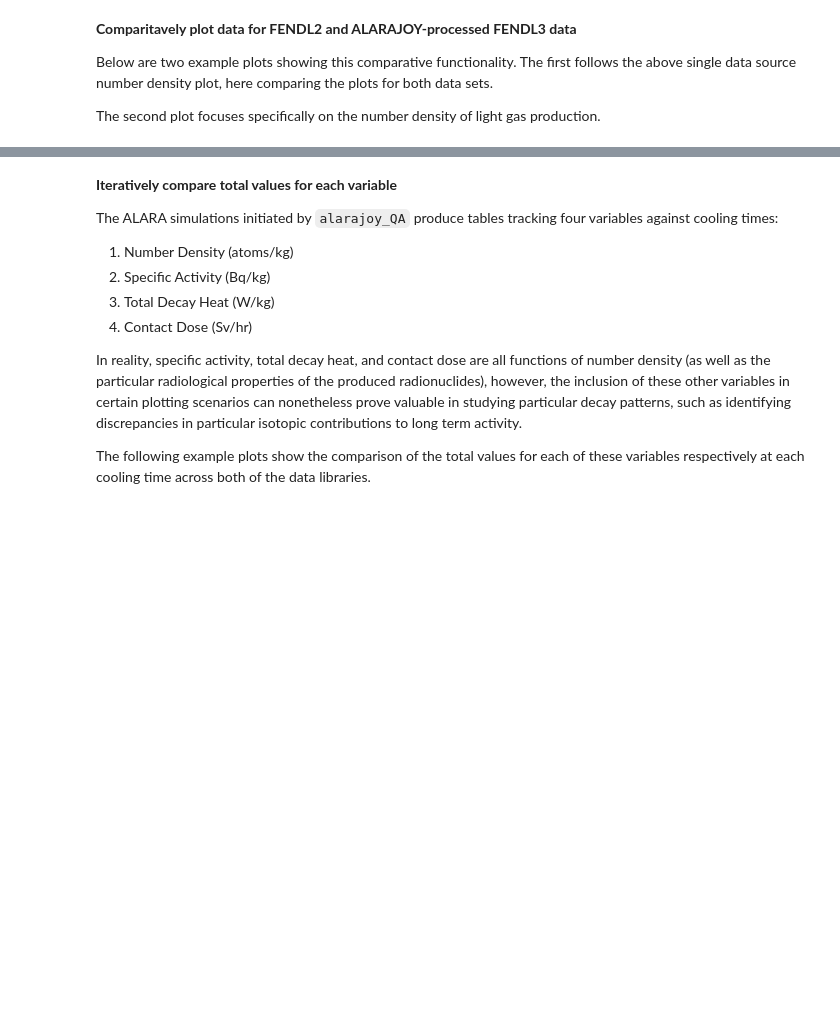
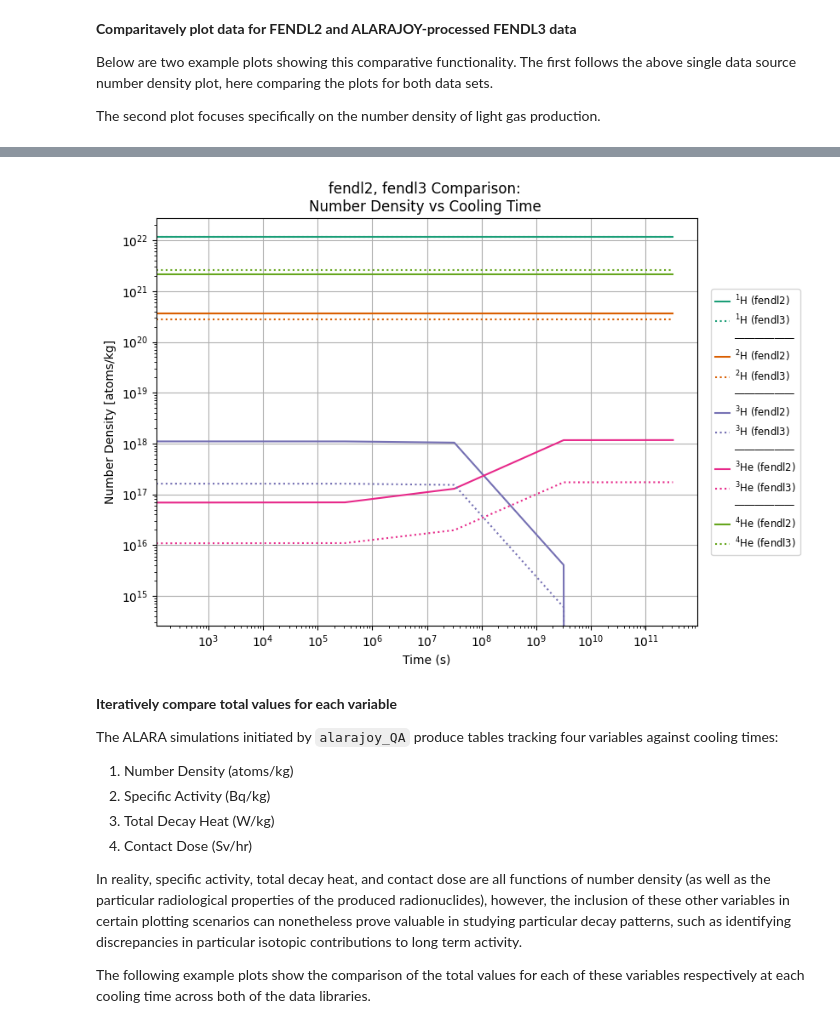
Before and after one commit to svalinn/ALARA, a Jupyter notebook: tools/ALARAJOYWrapper/alarajoy_QA_notebook.ipynb, the cells around one changed output, grey strips where cells are left out. Saved outputs shown, nothing was run; the diff lists cells and outputs as text; code cells hidden in the pictures; blank space fills up the shorter version.

```diff
--- a/tools/ALARAJOYWrapper/alarajoy_QA_notebook.ipynb
+++ b/tools/ALARAJOYWrapper/alarajoy_QA_notebook.ipynb
@@ -116,3 +102,14 @@ aop.plot_single_response(
+# %%
+importlib.reload(alaraplot)
+gases = ['h', 'he']
+alaraplot.plot_single_response(
+    adf,
+    run_lbls=datalibs,
+    variable='Number Density',
+    nuclides=gases
+)
+# %% [output]
+[figure, added]
 # %% [markdown]
 **Iteratively compare total values for each variable**
 
```
Also changed, not shown: parts of 13 cells of this notebook, 1 other file.
